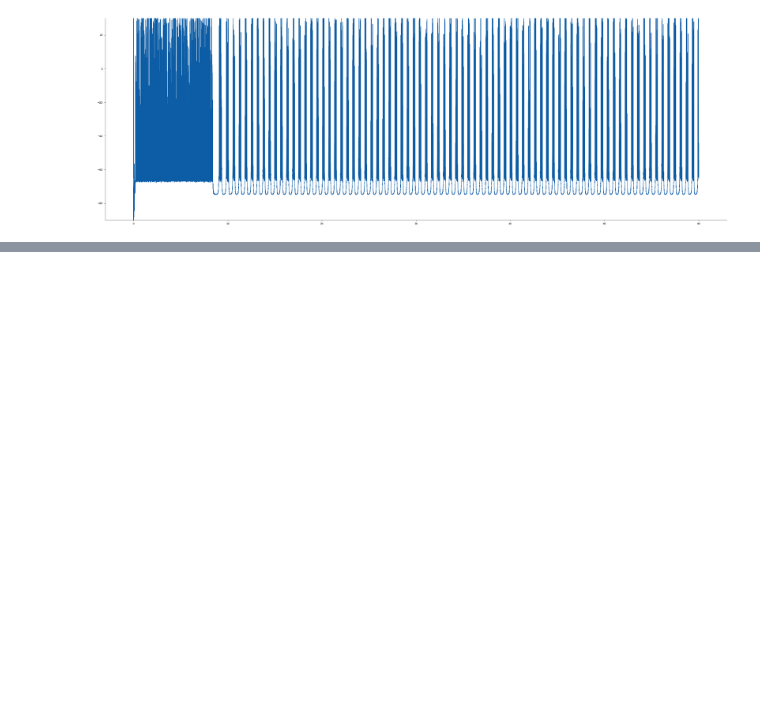
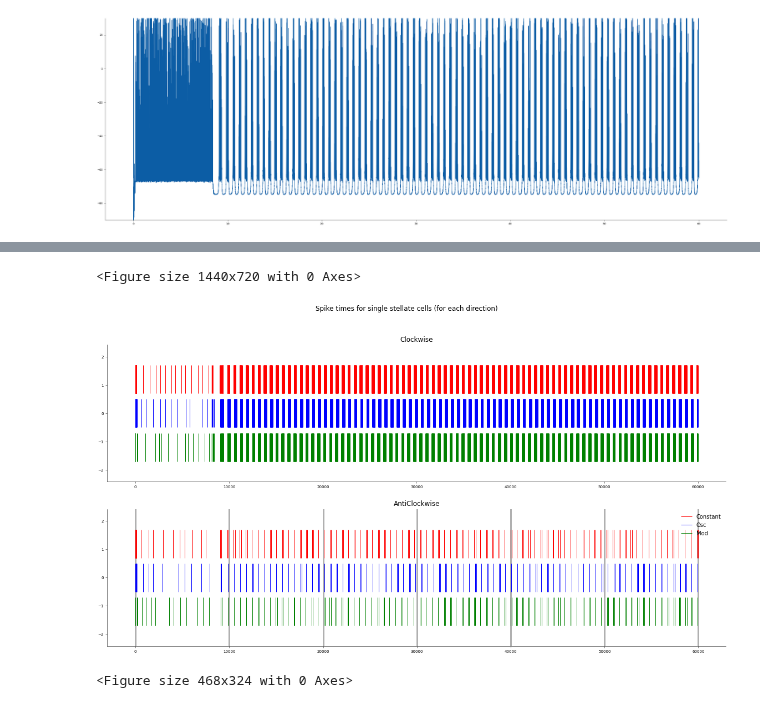
Before and after one commit to tiny-infinity/GridCellsCopy, a Jupyter notebook: analysis/notebooks/theta_analysis/gov_2.ipynb, the cells around one changed output, grey strips where cells are left out. Cells and saved outputs as stored; diff of their text form; code cells hidden in the pictures; blank space fills up the shorter version.

```diff
--- a/analysis/notebooks/theta_analysis/gov_2.ipynb
+++ b/analysis/notebooks/theta_analysis/gov_2.ipynb
@@ -230,0 +255,21 @@ plt.show()
+# %%
+plt.figure(figsize=(20,10))
+fig,ax=plt.subplots(2,1,figsize=(20,10))
+
+ax[0].eventplot(stell_spks_const[0],colors='red',label="Constant",lineoffsets=1.2)
+ax[0].eventplot(stell_spks_mod[0],colors='blue',label="Osc",lineoffsets=0)
+ax[0].eventplot(stell_spks_osc[0],colors='green',label="Mod",lineoffsets=-1.2)
+ax[1].eventplot(stell_spks_const[193],colors='red',label="Constant",lineoffsets=1.2)
+ax[1].eventplot(stell_spks_mod[193],colors='blue',label="Osc",lineoffsets=0)
+ax[1].eventplot(stell_spks_osc[193],colors='green',label="Mod",lineoffsets=-1.2)
+ax[0].set_title("Clockwise")
+ax[1].set_title("AntiClockwise")
+plt.legend(fontsize=10,loc='upper right')
+plt.suptitle("Spike times for single stellate cells (for each direction)")
+plt.grid(axis='x',alpha=1,linewidth=3)
+plt.show()
+plt.savefig("Data for single neurons_1.png")
+# %% [output]
+<Figure size 1440x720 with 0 Axes>
+[figure, added]
+<Figure size 468x324 with 0 Axes>
```
Also changed, not shown: parts of 6 cells of this notebook.
